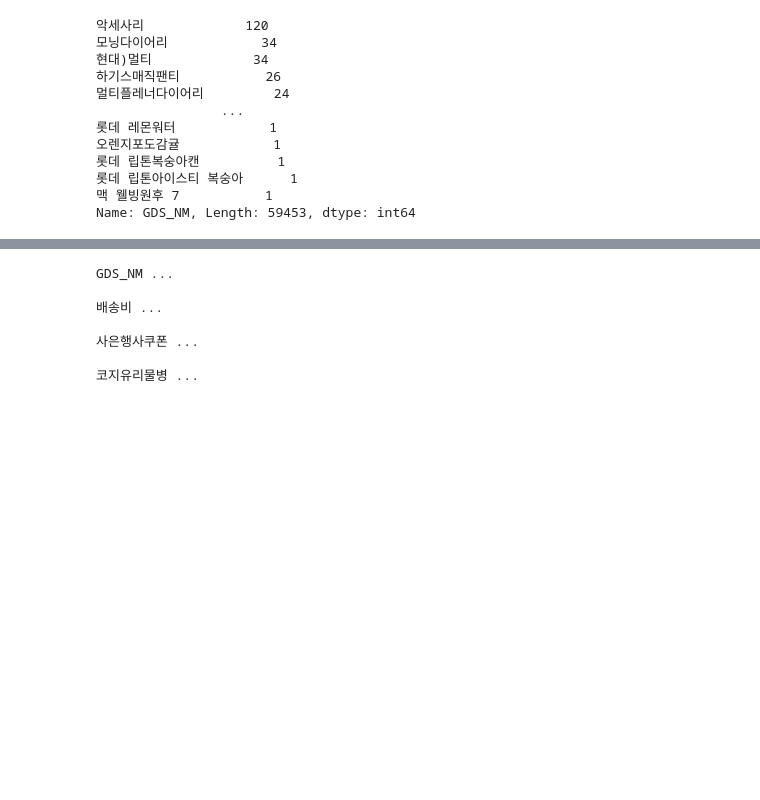
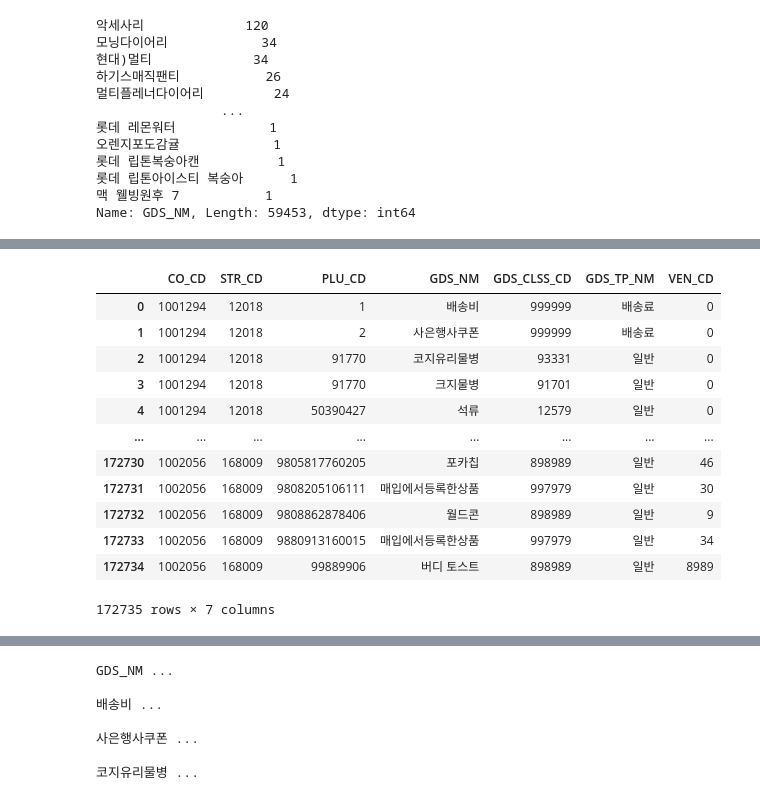
Before and after one commit to shinjangwoon/Store_Analysis, a Jupyter notebook: EDA/EDA_2.ipynb, the cells around one changed output, grey strips where cells are left out. Cells and saved outputs as stored; diff of their text form; code cells hidden in the pictures; blank space fills up the shorter version.

```diff
--- a/EDA/EDA_2.ipynb
+++ b/EDA/EDA_2.ipynb
@@ -516,0 +524,19 @@ gds_a_copy
+# %%
+gds_mer2 = gds_mer.copy()
+# %%
+gds_mer2['GDS_NM'] = gds_mer2.GDS_NM.str.replace("[^ㄱ-ㅎㅏ-ㅣ가-힣 ]","")
+gds_mer2
+# %% [output]
+|  | CO_CD | STR_CD | PLU_CD | GDS_NM | GDS_CLSS_CD | GDS_TP_NM | VEN_CD |
+| 0 | 1001294 | 12018 | 1 | 배송비 | 999999 | 배송료 | 0 |
+| 1 | 1001294 | 12018 | 2 | 사은행사쿠폰 | 999999 | 배송료 | 0 |
+| 2 | 1001294 | 12018 | 91770 | 코지유리물병 | 93331 | 일반 | 0 |
+| 3 | 1001294 | 12018 | 91770 | 크지물병 | 91701 | 일반 | 0 |
+| 4 | 1001294 | 12018 | 50390427 | 석류 | 12579 | 일반 | 0 |
+| ... | ... | ... | ... | ... | ... | ... | ... |
+| 172730 | 1002056 | 168009 | 9805817760205 | 포카칩 | 898989 | 일반 | 46 |
+| 172731 | 1002056 | 168009 | 9808205106111 | 매입에서등록한상품 | 997979 | 일반 | 30 |
+| 172732 | 1002056 | 168009 | 9808862878406 | 월드콘 | 898989 | 일반 | 9 |
+| 172733 | 1002056 | 168009 | 9880913160015 | 매입에서등록한상품 | 997979 | 일반 | 34 |
+| 172734 | 1002056 | 168009 | 99889906 | 버디 토스트 | 898989 | 일반 | 8989 |
+172735 rows × 7 columns
```
Also changed, not shown: parts of 54 cells of this notebook.
